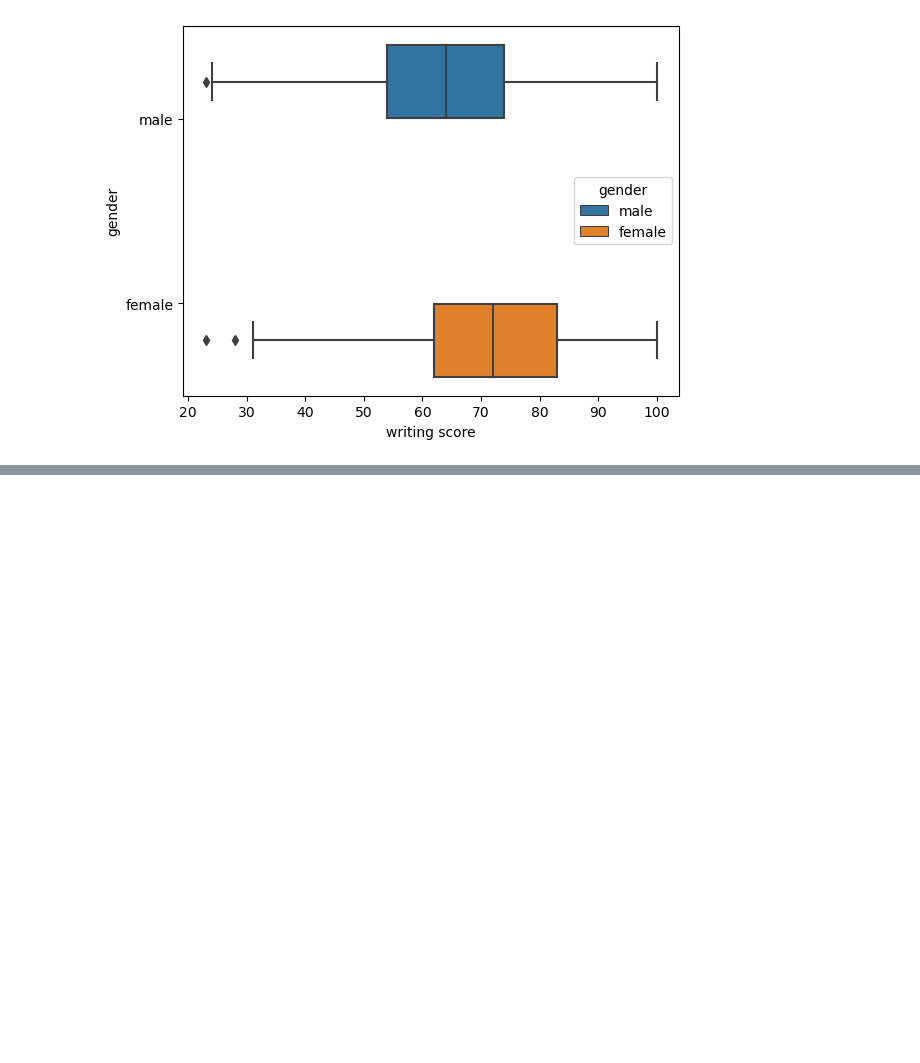
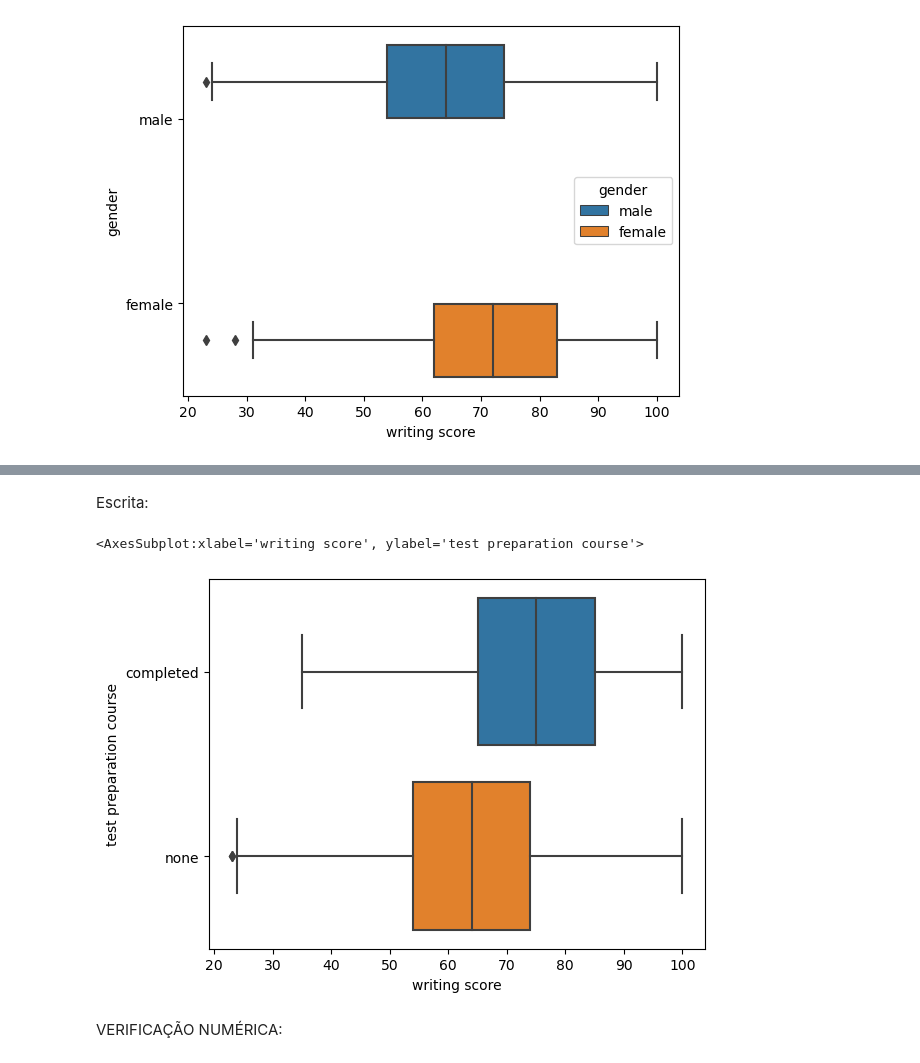
Before and after one commit to Leonardo010/Performance_de_estudantes, a Jupyter notebook: Student_performance_analysis.ipynb, the cells around one changed output, grey strips where cells are left out. Cells and saved outputs as stored; diff of their text form; code cells hidden in the pictures; blank space fills up the shorter version.

```diff
--- a/Student_performance_analysis.ipynb
+++ b/Student_performance_analysis.ipynb
@@ -442,0 +457,9 @@ Características que favorecem a nota: lunch standard,
+# %% [markdown]
+Escrita:
+# %%
+sns.boxplot(data=data, x=data['writing score'], y=data['test preparation course'])
+# %% [output]
+<AxesSubplot:xlabel='writing score', ylabel='test preparation course'>
+[figure, added]
+# %% [markdown]
+VERIFICAÇÃO NUMÉRICA:
```
Also changed, not shown: parts of 53 cells of this notebook.
